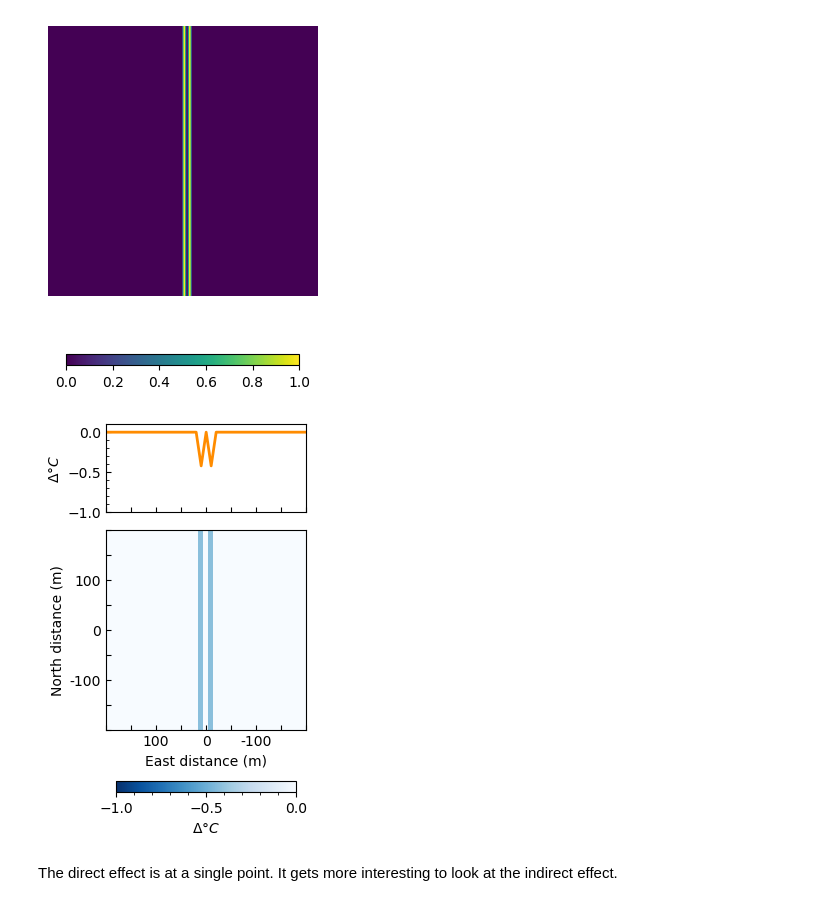
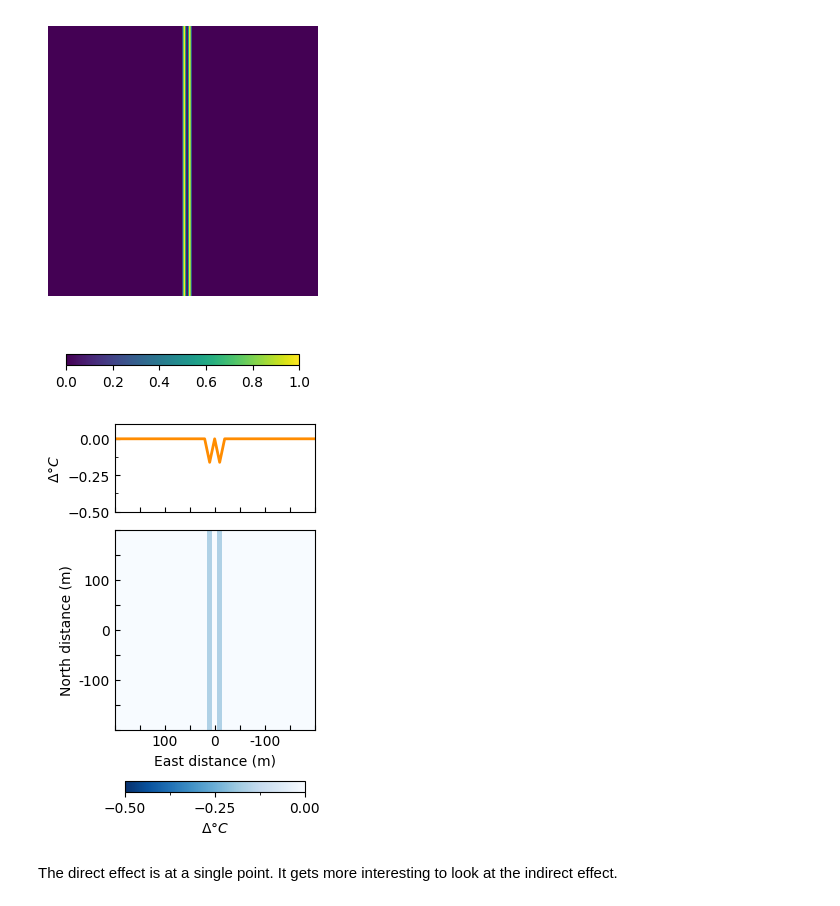
Before and after one commit to edrian-liao/uhi-causal-model, a Jupyter notebook: notebooks/interventions.ipynb, the cells around one changed output. Saved outputs shown, nothing was run; the diff lists cells and outputs as text; code cells hidden in the pictures.

Commit message:
added interventio results

```diff
--- a/notebooks/interventions.ipynb
+++ b/notebooks/interventions.ipynb
@@ -14,5 +12,7 @@ base_path = "../results/cv"
 # %%
-df = pd.read_csv(os.path.join(base_path, "f19", "results.csv"))
+df = pd.read_csv(os.path.join('../results/cv', "f19", "results.csv"))
 df = df[df['iter'] > 5]
-df = df[df['ndvi_ls']==15]
-df = df[df['albedo_ls']==10]
+df = df[df['ndvi_ls'] == 15]
+df = df[df['albedo_ls'] == 11]
+df = df[df['fold']==3]
+df['beta_18'].mean()
@@ -51,10 +44,9 @@ plot_intervention(street_trees)
 # %%
 # Calculate direct effect
 def calc_direct_effect(treatment, coef, coef_std):
-    # return treatment*np.mean(df[coef]*df['y_std']/ std[coef_std])*5/9
-    return treatment*
+    return treatment*df[coef].mean()
 
-
+# Calculate indirect effect
 def calc_indirect_effect(treatment, length_scale, coef, coef_std):
     window_size = 25
     dist_matrix = np.sqrt(
@@ -67,13 +59,14 @@ def calc_indirect_effect(treatment, length_scale, coef, coef_std):
     weight_matrix /= weight_matrix.sum()
 
     output = convolve2d(treatment, weight_matrix , mode="same")
-
-    return output*np.mean(df[coef]*df['y_std']/ std[coef_std])*5/9
+    # print(np.unique(output))
+    # print(df[coef].mean())
+    return output*df[coef].mean()
 
 def calc_overall(de, ie):
     return de + ie
 # %%
-def plot_street_trees(data, vmin=-1):
+def plot_street_trees(data, vmin=-0.5):
 
     fig = plt.figure(figsize=(2, 3.5))
 
@@ -83,40 +76,40 @@ def plot_street_trees(data, vmin=-1):
     # Adjust ticks
     ax.set_yticks([0, 5, 10, 15, 20, 25, 30, 35, 40])
     ax.set_yticklabels([None,None, -100, None, 0, None, 100, None, None], rotation=0)
     ax.set_xticks([0, 5, 10, 15, 20, 25, 30, 35, 40])
     ax.set_xticklabels([None,None, 100, None, 0, None, -100, None, None])
     ax.tick_params('both', direction='in')
     ax.set_ylabel('North distance (m)')
     ax.set_xlabel('East distance (m)')#, fontfamily='serif')
     ax.set_ylim([0, 40])
 
     # Create the second figure
     ax2 = fig.add_axes([0, 0.80, 1, 0.25])
     h, w = data.shape
     ax2.sharex(ax)
     ax2.plot(data[h//2, :], linestyle='solid', color='darkorange', linewidth=2, label='$\Delta \degree C$')
     ax2.set_ylabel('$\Delta \degree C$')
-    ax2.set_ylim([-1, 0.1])
-    ax2.set_yticks(np.arange(-1, 0, 0.1), minor=True)
-    ax2.set_yticks([-1, -0.5, 0])
+    ax2.set_ylim([-0.5, 0.1])
+    ax2.set_yticks(np.arange(-0.5, 0, 0.125), minor=True)
+    ax2.set_yticks([-0.5, -0.25, 0])
     ax2.tick_params('both', direction='in')
     ax2.tick_params('y', direction='in', which='minor')
     ax2.tick_params(axis='x', labelbottom=False)
     ax2.set_xlim([0, 40])
 
 
     # Create the third figure for the colorbar
     ax3 = fig.add_axes([0.05, 0, 0.9, 0.03])
     cbar = fig.colorbar(img, cax=ax3, orientation='horizontal')
-    cbar.ax.set_xticks([-1, -0.5, 0])
-    cbar.ax.set_xticks(np.arange(-1, 0, 0.1), minor=True)
+    cbar.ax.set_xticks([-0.5, -0.25, 0])
+    cbar.ax.set_xticks(np.arange(-0.5, 0, 0.125), minor=True)
     cbar.set_label('$\Delta \degree C$')
 
 de = calc_direct_effect(street_trees, 'beta_15', 'beta_15_std')
 plot_street_trees(de[31:72, 31:72])
-plt.savefig('../results/Figures/street_trees_de.png', dpi=300, bbox_inches='tight')
+# plt.savefig('../results/Figures/street_trees_de.png', dpi=300, bbox_inches='tight')
 # %% [output]
-[figure, old version]
+[figure, new version]
 # %% [markdown]
 The direct effect is at a single point. It gets more interesting to look at the indirect effect.
 # %%
```
Also changed, not shown: parts of 11 cells of this notebook, 1 other file.
